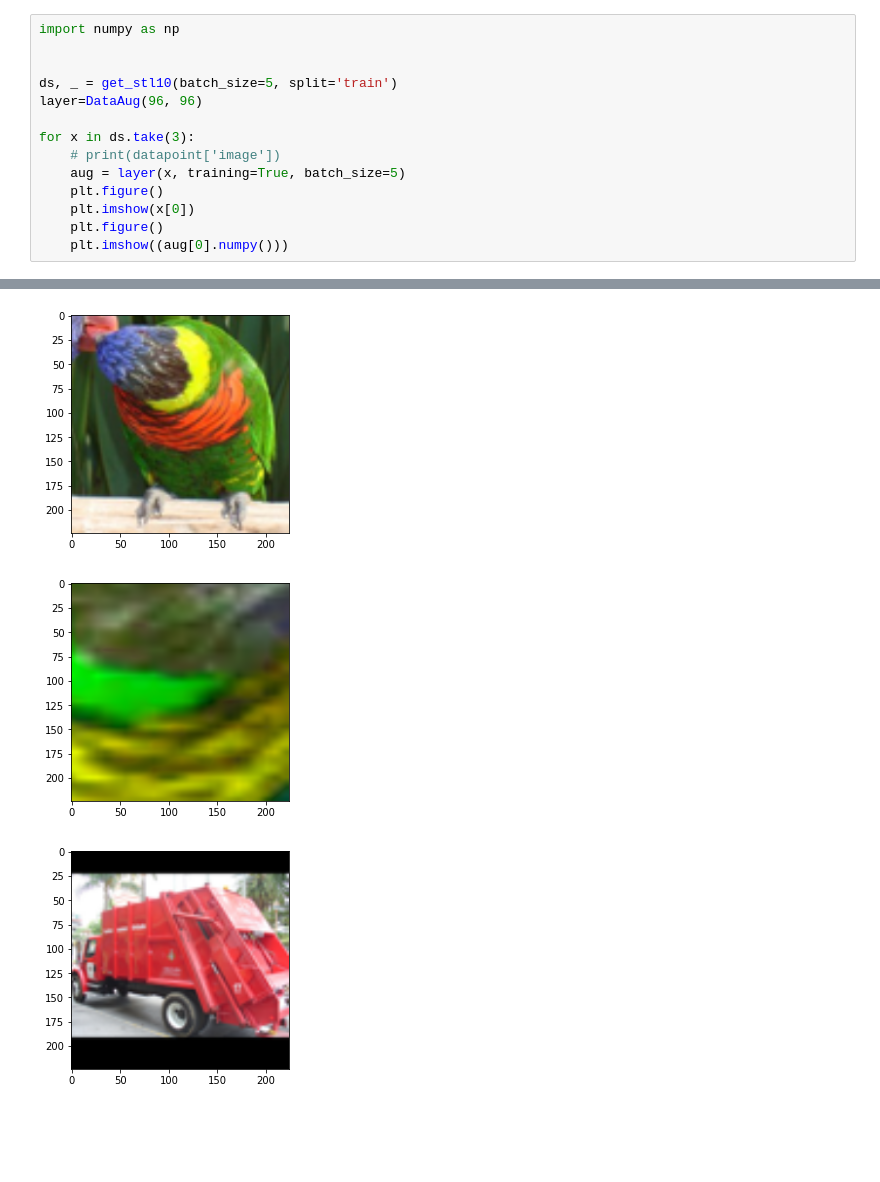
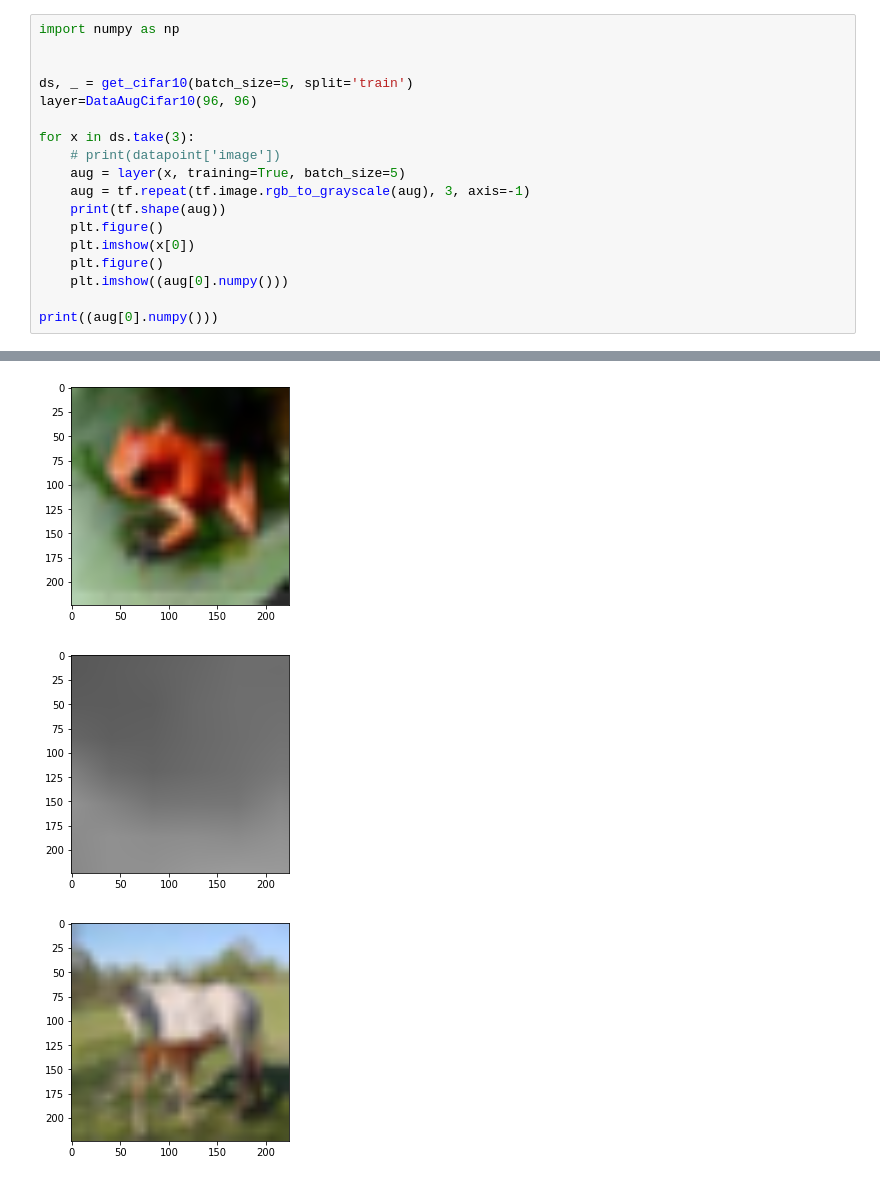
Before and after one commit to miszkur/SelfSupervisedLearning, a Jupyter notebook: experiments/augmentations_check.ipynb, the cells around one changed output, grey strips where cells are left out. Drawn from its saved outputs; the diff is of its cells as text; blank space fills up the shorter version.

```diff
--- a/experiments/augmentations_check.ipynb
+++ b/experiments/augmentations_check.ipynb
@@ -10,14 +11,18 @@ from data_processing.stl10 import get_stl10
 import numpy as np
 
 
-ds, _ = get_stl10(batch_size=5, split='train')
-layer=DataAug(96, 96)
+ds, _ = get_cifar10(batch_size=5, split='train')
+layer=DataAugCifar10(96, 96)
 
 for x in ds.take(3):
     # print(datapoint['image'])
     aug = layer(x, training=True, batch_size=5)
+    aug = tf.repeat(tf.image.rgb_to_grayscale(aug), 3, axis=-1)
+    print(tf.shape(aug))
     plt.figure()
     plt.imshow(x[0])
     plt.figure()
     plt.imshow((aug[0].numpy()))
+
+print((aug[0].numpy()))
 # %% [output]
@@ -30,3 +48,3 @@ WARNING:tensorflow:6 out of the last 6 calls to <function gaussian_filter2d at 0
-[figure, old version]
+[figure, new version]
-[figure, old version]
+[figure, new version]
-[figure, old version]
+[figure, new version]
```
Also changed, not shown: parts of 2 cells of this notebook, 4 other files.
